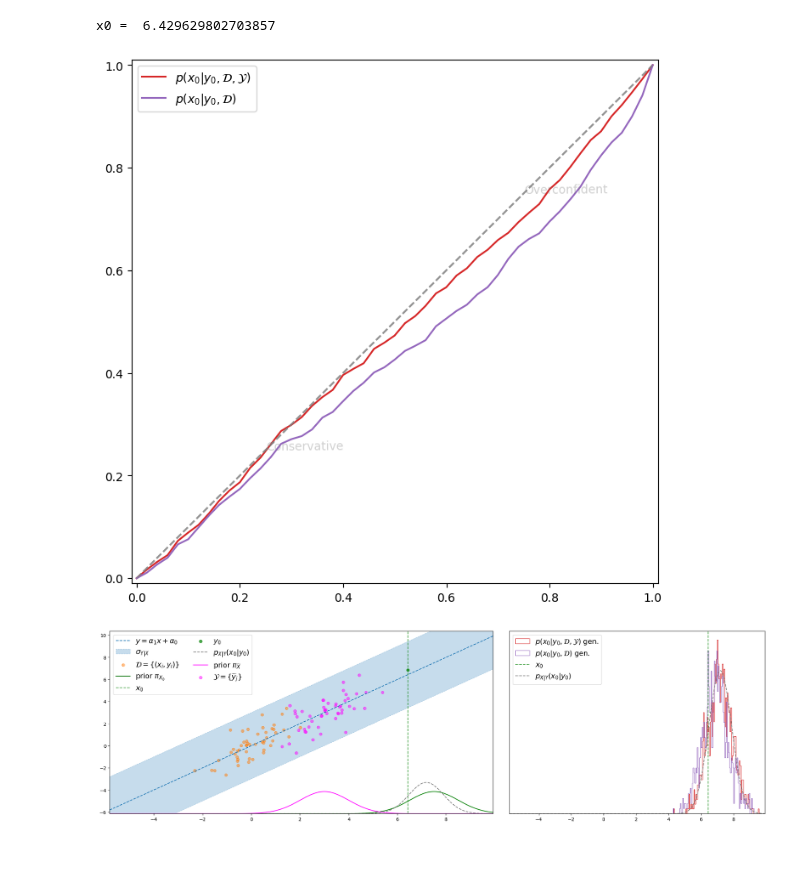
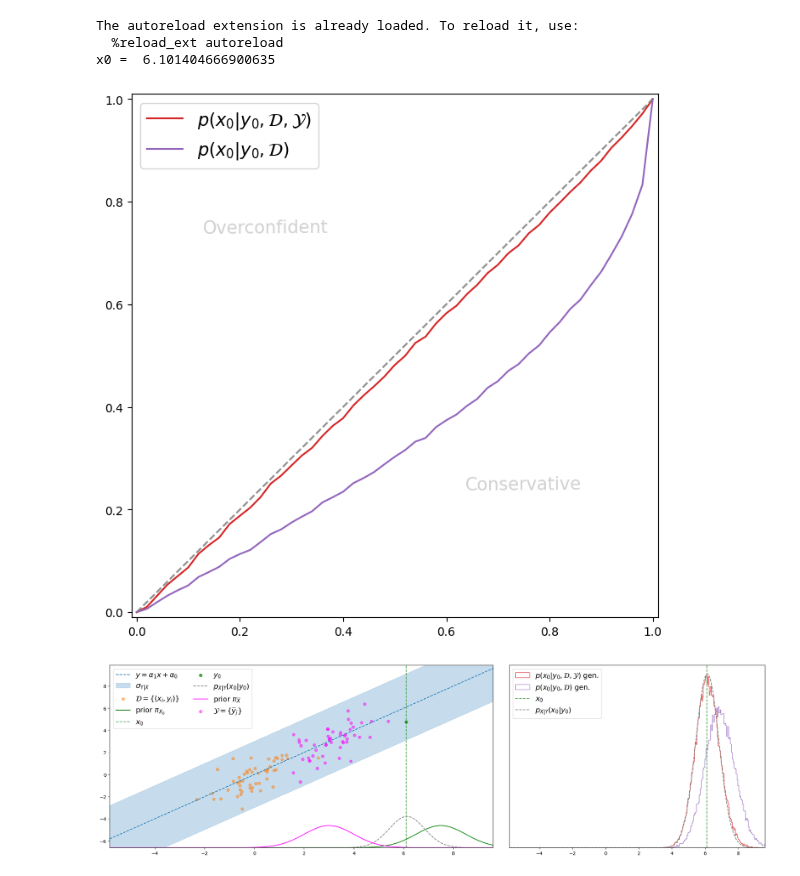
Before and after one commit to ElouanARGOUARCH/experiments, a Jupyter notebook: GRETSI2023/Illustration GRETSI-Semi_supervised.ipynb, the cells around one changed output. Saved outputs shown, nothing was run; the diff lists cells and outputs as text; code cells hidden in the pictures.

```diff
--- a/GRETSI2023/Illustration GRETSI-Semi_supervised.ipynb
+++ b/GRETSI2023/Illustration GRETSI-Semi_supervised.ipynb
@@ -16,6 +16,7 @@ sigma20 = torch.tensor(1)
 
 mu_beta = torch.zeros(2)
 Sigma_beta = torch.eye(2)
+alpha = torch.distributions.MultivariateNormal(mu_beta, Sigma_beta).sample()
 alpha = torch.tensor([1.,0.])
 
 mu_X =torch.tensor(7.5)
@@ -66,48 +67,50 @@ x_min = torch.min(torch.cat([DX, torch.flatten(X), x0.unsqueeze(-1)]))-3.5
 x_max = torch.max(torch.cat([DX, torch.flatten(X), x0.unsqueeze(-1)]))+3.5
 
 blr = generative_bayesian_affine_regression(mu_X, sigma2_X, mu_beta,Sigma_beta,shape_sigma2, scale_sigma2)
-X0g,_,_ = blr.sample_x0_given_y0_D_Y_gibbs(y0, DX, DY,number_steps=1000, verbose = True)
-X0gssl,_,_ = blr.sample_x0_given_y0_D_Y_gibbs(y0, DX, DY, Y,prior_means, prior_sigma2s, number_steps=1000, verbose = True)
+X0g,_,_ = blr.sample_x0_given_y0_D_Y_gibbs(y0, DX, DY,number_steps=50000, verbose = True)
+X0gssl,_,_ = blr.sample_x0_given_y0_D_Y_gibbs(y0, DX, DY, Y,prior_means, prior_sigma2s, number_steps=50000, verbose = True)
 plt.figure(figsize = (8,8))
 ax = plt.subplot()
 ax.set_xlim(-0.01,1.01)
 ax.set_ylim(-0.01,1.01)
 plot_expected_coverage_1d_from_density(posterior.log_prob,[-20,40], X0gssl.unsqueeze(-1), show=False, color = 'C3',label = r'$p(x_0|y_0,\mathcal{D},\mathcal{Y})$')
 plot_expected_coverage_1d_from_density(posterior.log_prob,[-20,40], X0g.unsqueeze(-1), show=False, color = 'C4', label= r'$p(x_0|y_0,\mathcal{D})$')
-plt.legend()
+plt.legend(ncol = 1, fontsize = 15,loc = 'upper left')
 plt.show()
 # %% [output]
-x0 =  6.429629802703857
+The autoreload extension is already loaded. To reload it, use:
+  %reload_ext autoreload
+x0 =  6.101404666900635
-[figure, old version]
+[figure, new version]
 # %%
 fig = plt.figure(figsize = (25,7))
 ax = fig.subplots(1, 2, gridspec_kw={'width_ratios': [3, 2]}, squeeze = True)
 tt = torch.linspace(x_min,x_max,300)
 ax[0].set_xlim(x_min,x_max)
 ax[0].plot(tt.numpy(),(alpha[0]*tt+ alpha[1]).numpy(), linestyle = '--', label = r'$y = \alpha_1x+ \alpha_0$', color ='C0')
 ax[0].fill_between(tt.numpy(),(alpha[0]*tt+ alpha[1]).numpy() - 3*torch.sqrt(sigma20).numpy(),(alpha[0]*tt+ alpha[1]).numpy() + 3*torch.sqrt(sigma20).numpy(),linestyle = '--',color = 'C0',alpha = 0.25, label = r'$\sigma_{Y|X}$')
 ax[0].scatter(DX.numpy(), DY.numpy(), alpha =.5, label = r'$\mathcal{D}=\{(x_i,y_i)\}$', color = 'C1')
 ax[0].plot(tt, y_min + 5*torch.exp(inference_prior.log_prob(tt.unsqueeze(-1))), color = 'green', label=r'prior $\pi_{X_0}$')
 ax[0].axvline(x0.numpy(), color = 'green', alpha = .7, linestyle = '--', label='$x_0$')
 ax[0].scatter(x0.repeat(n_y0), y0, color = 'green', alpha = .7, label = r'$y_0$')
 ax[0].plot(tt,y_min+5*torch.exp(posterior.log_prob(tt)),linestyle ='--', label = r'$p_{X|Y}(x_0|y_0)$', color = 'grey')
 ax[0].plot(tt, y_min + 5*torch.exp(prior_unlabeled.log_prob(tt.unsqueeze(-1))), color = 'magenta', label=r'prior $\pi_{\widetilde{X}}$')
 ax[0].scatter(X,Y,color = 'magenta', alpha = .5, label = r'$\mathcal{Y} = \{\widetilde{y}_j\}$')
 ax[0].set_ylim(y_min,y_max)
 ax[0].legend(ncol = 2, fontsize = 15,loc = 'upper left')
 
 tt = torch.linspace(x_min, x_max, 300)
-ax[1].hist(X0gssl, bins = 100, density = True, histtype = 'step', label = r'$p(x_0|y_0,\mathcal{D},\mathcal{Y})$ gen.', color = 'C3')
-ax[1].hist(X0g, bins = 100, density = True, histtype = 'step', label= r'$p(x_0|y_0,\mathcal{D})$ gen.', color = 'C4')
+ax[1].hist(X0gssl, bins = 150, density = True, histtype = 'step', label = r'$p(x_0|y_0,\mathcal{D},\mathcal{Y})$ gen.', color = 'C3')
+ax[1].hist(X0g, bins = 150, density = True, histtype = 'step', label= r'$p(x_0|y_0,\mathcal{D})$ gen.', color = 'C4')
 ax[1].axvline(x0.numpy(), color = 'green', alpha = .7, linestyle = '--', label='$x_0$')
 ax[1].plot(tt, torch.exp(posterior.log_prob(tt)),linestyle = '--', label = r'$p_{X|Y}(x_0|y_0)$', color = 'grey')
 ax[1].tick_params(left=False,bottom=True,labelleft=False,labelbottom=True)
 ax[1].legend(ncol = 1, fontsize = 15,loc = 'upper left')
 ax[1].set_xlim(x_min,x_max)
 plt.subplots_adjust(wspace=0.05, hspace=0)
 plt.show()
 # %% [output]
-[figure, old version]
+[figure, new version]
 # %%
 dlbr = discriminative_bayesian_affine_regression(mu_beta, Sigma_beta, shape_sigma2, scale_sigma2)
 X0d,_,_ = dlbr.sample_x0_given_y0_D_Y_gibbs(y0, DX, DY, number_steps = 50000, verbose = True)
```
Also changed, not shown: parts of 10 cells of this notebook, 1 other file.
